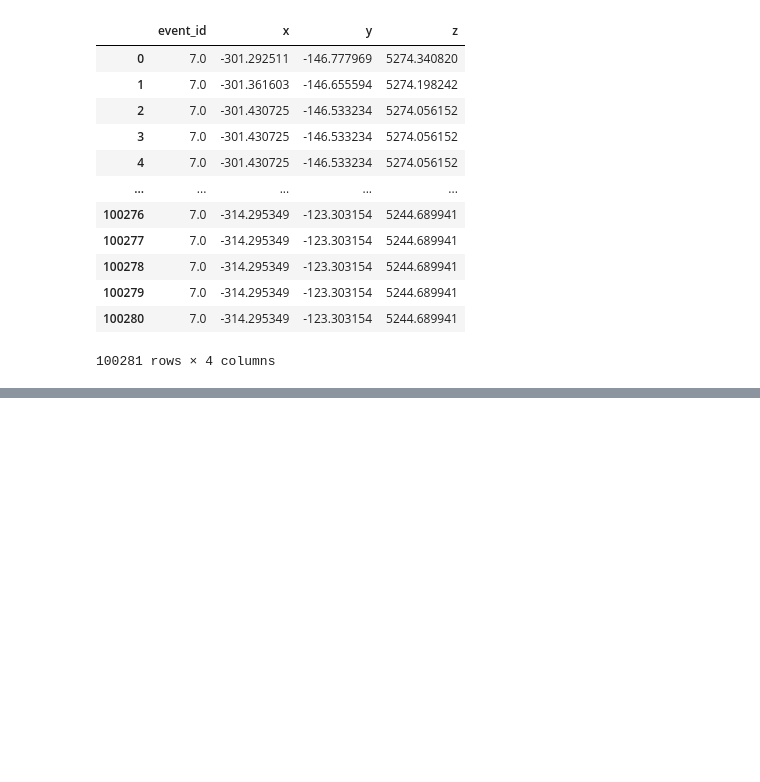
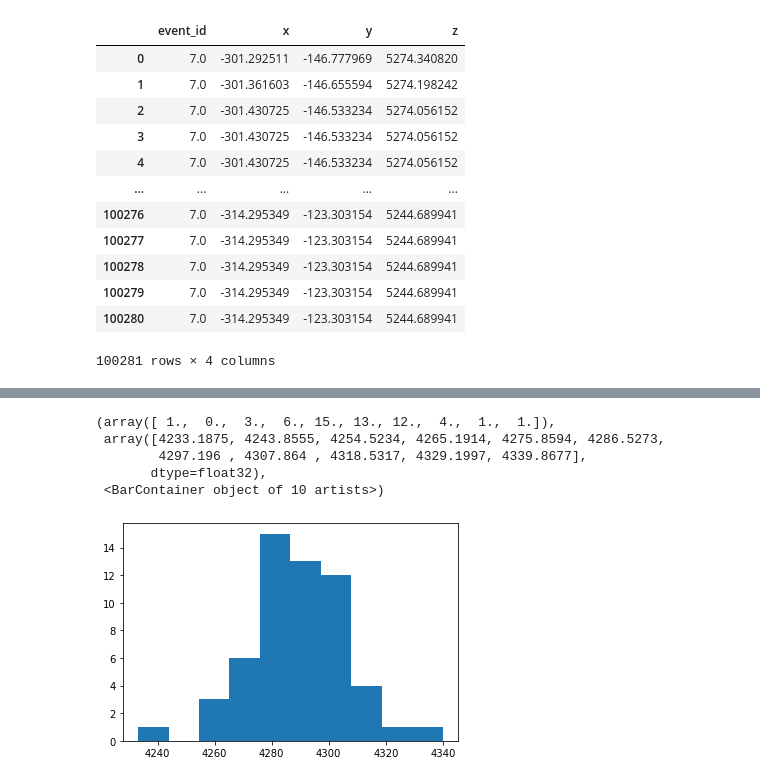
Before and after one commit to kvjmistry/DoubleBeta, a Jupyter notebook: notebooks/DiffuseData.ipynb, the cells around one changed output, grey strips where cells are left out. Saved outputs shown, nothing was run; the diff lists cells and outputs as text; code cells hidden in the pictures; blank space fills up the shorter version.

```diff
--- a/notebooks/DiffuseData.ipynb
+++ b/notebooks/DiffuseData.ipynb
@@ -324,0 +340,32 @@ p = ax.scatter(test.z,test.x,test.y, s=0.5, zorder=2) #coolwarm
+# %%
+# bin_min=-5700
+# bin_max=5700
+# bw=1
+
+# xbins = np.arange(bin_min, bin_max+bw, bw)
+# ybins = xbins
+
+xbins = event_test.x.unique()
+ybins = event_test.y.unique()
+
+# for x in xbins:
+#     for y in ybins:
+#         slice_ = event_test[ (event_test.x == x) & (event_test.y == y)]
+#         if (len(slice_) > 50):
+#              display(slice_)
+#              break
+
+        # display(slice_)
+        # break
+
+
+slice_ = event_test[ (event_test.x == -895.5) & (event_test.y == -477.5)]
+
+plt.hist(slice_.z)
+# %% [output]
+(array([ 1.,  0.,  3.,  6., 15., 13., 12.,  4.,  1.,  1.]),
+ array([4233.1875, 4243.8555, 4254.5234, 4265.1914, 4275.8594, 4286.5273,
+        4297.196 , 4307.864 , 4318.5317, 4329.1997, 4339.8677],
+       dtype=float32),
+ <BarContainer object of 10 artists>)
+[figure, added]
```
Also changed, not shown: parts of 8 cells of this notebook, 1 other file.
